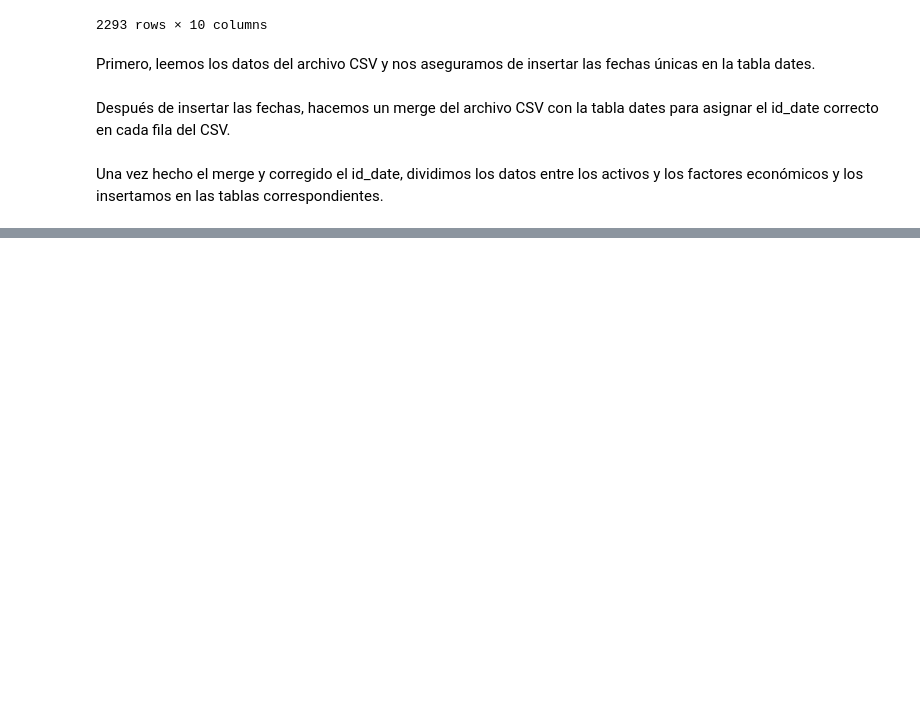
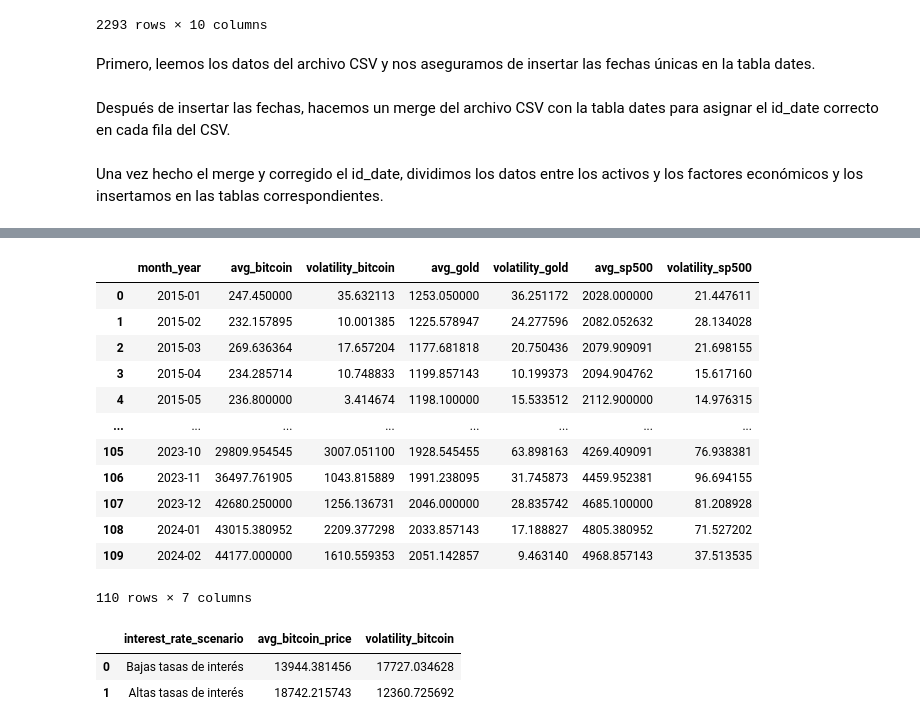
Before and after one commit to adrianlardies/from-data-to-insight, a Jupyter notebook: main.ipynb, the cells around one changed output, grey strips where cells are left out. Drawn from its saved outputs; the diff is of its cells as text; code cells hidden in the pictures; blank space fills up the shorter version.

```diff
--- a/main.ipynb
+++ b/main.ipynb
@@ -65,0 +151,40 @@ economic_factors_df.to_sql('economic_factors', con=engine, if_exists='append', i
+# %%
+# Consulta 2: Promedio y volatilidad mensual de los activos
+consulta2 = """
+SELECT
+    DATE_FORMAT(d.date, '%%Y-%%m') AS month_year,
+    AVG(a.price_bitcoin) AS avg_bitcoin,
+    STD(a.price_bitcoin) AS volatility_bitcoin,
+    AVG(a.price_gold) AS avg_gold,
+    STD(a.price_gold) AS volatility_gold,
+    AVG(a.price_sp500) AS avg_sp500,
+    STD(a.price_sp500) AS volatility_sp500
+FROM
+    assets a
+JOIN
+    dates d ON a.id_date = d.id_date
+GROUP BY
+    month_year
+ORDER BY
+    month_year;
+"""
+
+# Ejecutar la consulta y cargar los datos en un DataFrame
+df2 = pd.read_sql(consulta2, con=engine)
+# %%
+# Mostrar el DataFrame resultante
+df2
+# %% [output]
+|  | month_year | avg_bitcoin | volatility_bitcoin | avg_gold | volatility_gold | avg_sp500 | volatility_sp500 |
+| 0 | 2015-01 | 247.450000 | 35.632113 | 1253.050000 | 36.251172 | 2028.000000 | 21.447611 |
+| 1 | 2015-02 | 232.157895 | 10.001385 | 1225.578947 | 24.277596 | 2082.052632 | 28.134028 |
+| 2 | 2015-03 | 269.636364 | 17.657204 | 1177.681818 | 20.750436 | 2079.909091 | 21.698155 |
+| 3 | 2015-04 | 234.285714 | 10.748833 | 1199.857143 | 10.199373 | 2094.904762 | 15.617160 |
+| 4 | 2015-05 | 236.800000 | 3.414674 | 1198.100000 | 15.533512 | 2112.900000 | 14.976315 |
+| ... | ... | ... | ... | ... | ... | ... | ... |
+| 105 | 2023-10 | 29809.954545 | 3007.051100 | 1928.545455 | 63.898163 | 4269.409091 | 76.938381 |
+| 106 | 2023-11 | 36497.761905 | 1043.815889 | 1991.238095 | 31.745873 | 4459.952381 | 96.694155 |
+| 107 | 2023-12 | 42680.250000 | 1256.136731 | 2046.000000 | 28.835742 | 4685.100000 | 81.208928 |
+| 108 | 2024-01 | 43015.380952 | 2209.377298 | 2033.857143 | 17.188827 | 4805.380952 | 71.527202 |
+| 109 | 2024-02 | 44177.000000 | 1610.559353 | 2051.142857 | 9.463140 | 4968.857143 | 37.513535 |
+110 rows × 7 columns
@@ -65,0 +211,7 @@ economic_factors_df.to_sql('economic_factors', con=engine, if_exists='append', i
+# %%
+# Mostrar el DataFrame resultante
+df3
+# %% [output]
+|  | interest_rate_scenario | avg_bitcoin_price | volatility_bitcoin |
+| 0 | Bajas tasas de interés | 13944.381456 | 17727.034628 |
+| 1 | Altas tasas de interés | 18742.215743 | 12360.725692 |
```
Also changed, not shown: parts of 12 cells of this notebook.
